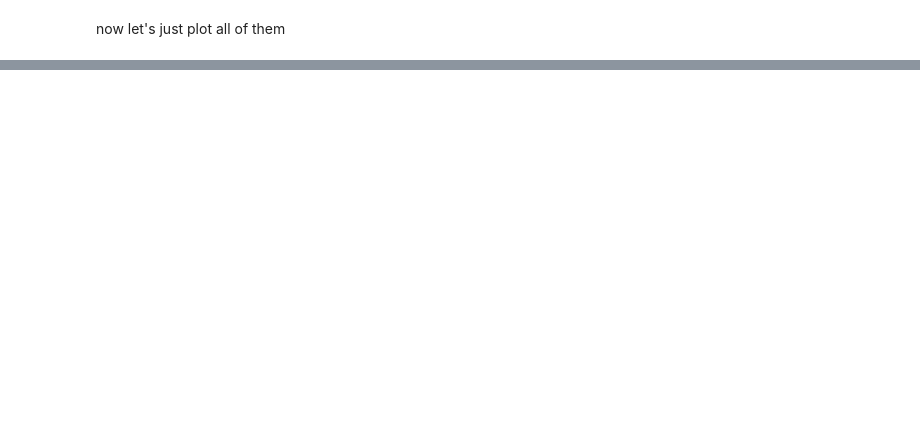
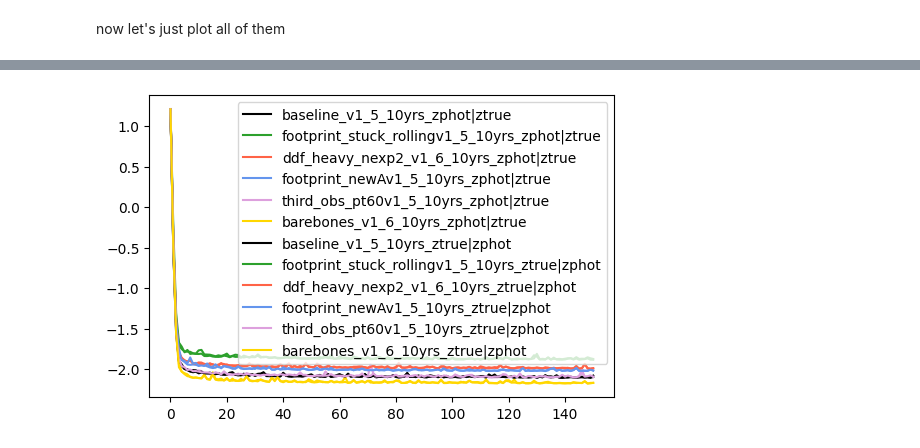
Before and after one commit to bscot/TheLastMetric, a Jupyter notebook: training_flows.ipynb, the cells around one changed output, grey strips where cells are left out. Cells and saved outputs as stored; diff of their text form; code cells hidden in the pictures; blank space fills up the shorter version.

```diff
--- a/training_flows.ipynb
+++ b/training_flows.ipynb
@@ -337,0 +428,4 @@ plt.show()
+# %%
+for fname in zphot_flows:
+    file_name = f"trained_flows/flow_for_{fname}.pkl"
+    zphot_flows[fname].save(file_name)
@@ -337,0 +510,8 @@ plt.show()
+# %%
+%%time
+interz_losses = dict()
+for fname in interz_flows:
+    os = partition_flow_name(fname)[0]
+    print(f"Training flow for {fname}: {os_names[os]}")
+    loss = interz_flows[fname].train(interz_flows[fname].info["condition_scaler"](catalogs[os]), epochs=150, verbose=False)
+    interz_losses[fname] = loss
@@ -337,0 +533,11 @@ plt.show()
+# %%
+fig, ax = plt.subplots(dpi=100)
+
+for fname in interz_flows:
+    os, extra = partition_flow_name(fname)
+    ax.plot(interz_losses[fname], c=os_colors[os], label=os_names[os]+extra)
+
+ax.legend()
+plt.show()
+# %% [output]
+[figure, added]
```
Also changed, not shown: parts of 17 cells of this notebook, 49 other files.
